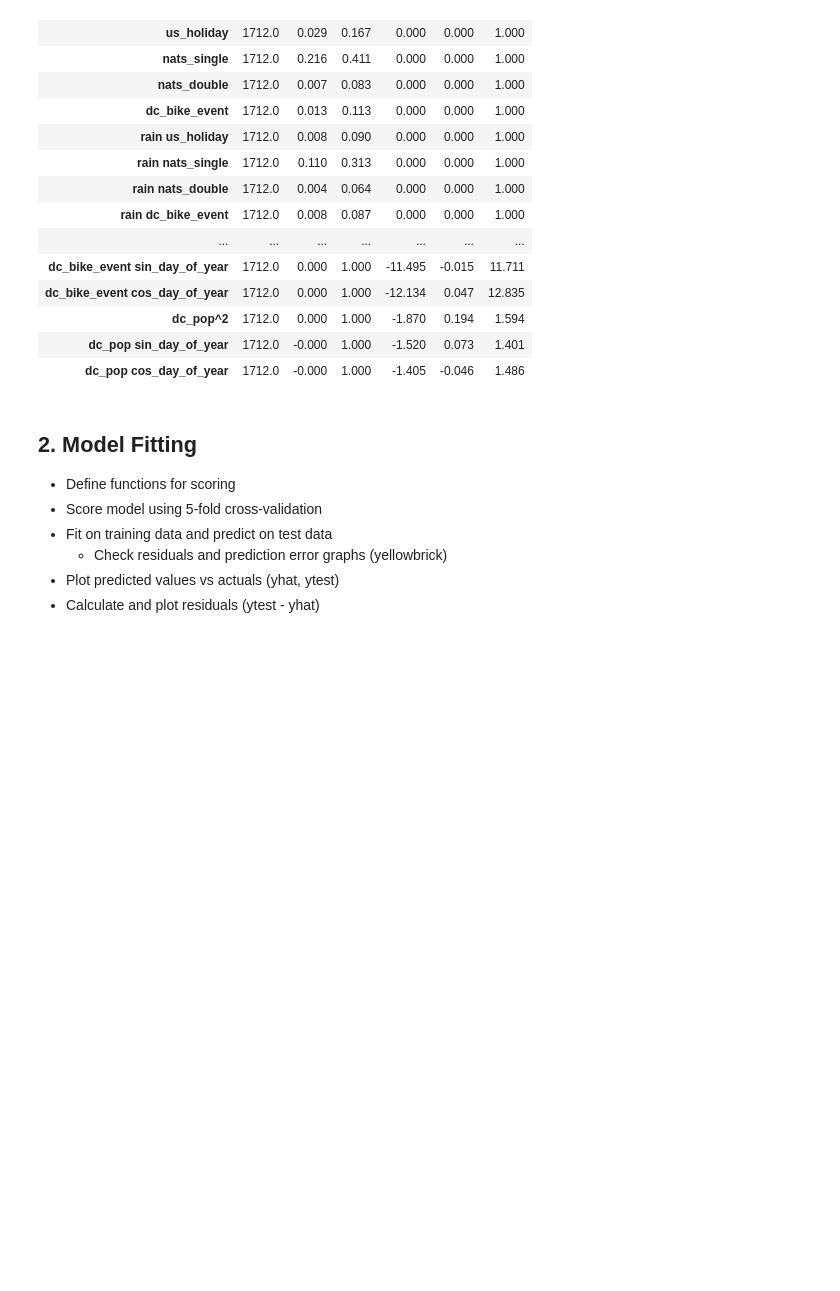
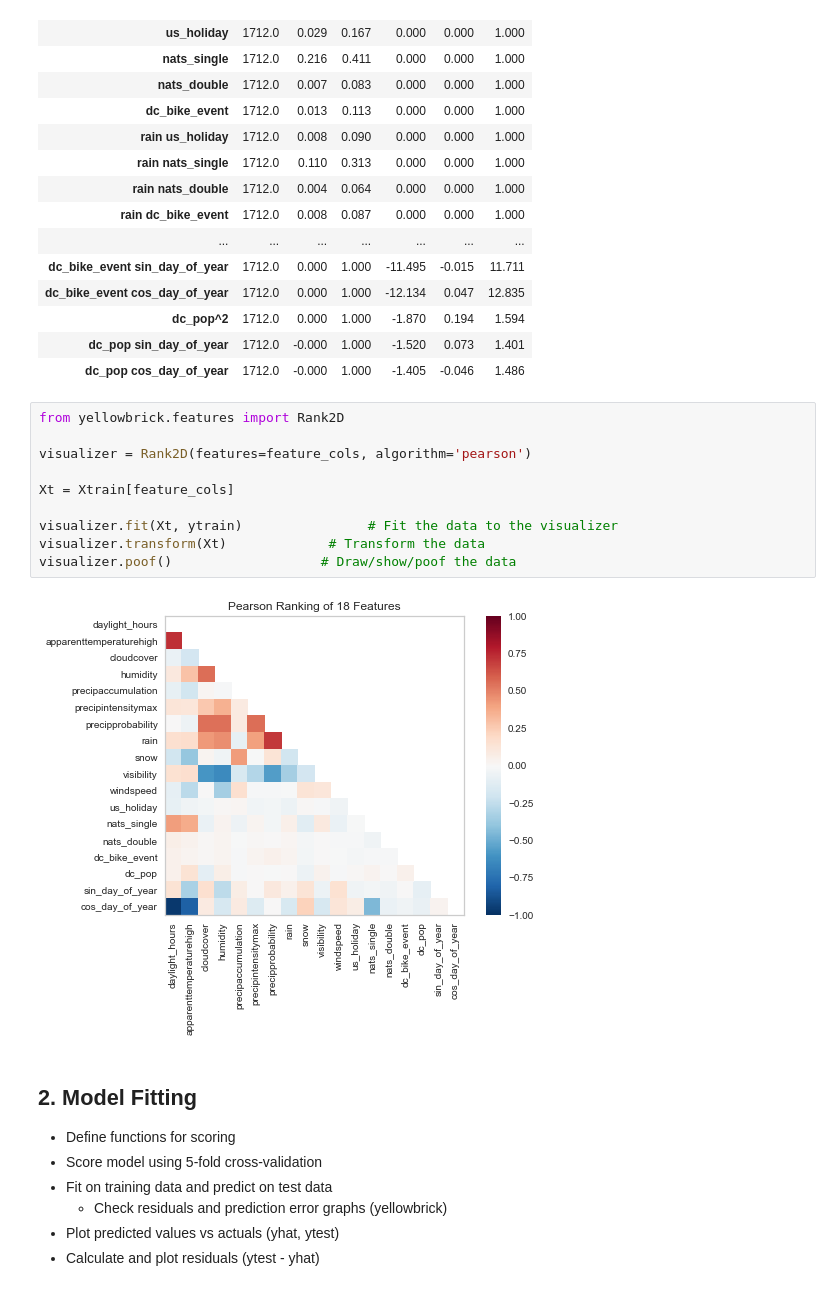
Before and after one commit to noahnewberger/Bikeshare-DC, a Jupyter notebook: machine_learning/lasso_model_total_rides.ipynb, the cells around one changed output. Saved outputs shown, nothing was run; the diff lists cells and outputs as text; blank space fills up the shorter version.

```diff
--- a/machine_learning/lasso_model_total_rides.ipynb
+++ b/machine_learning/lasso_model_total_rides.ipynb
@@ -342,6 +343,18 @@ Xtrain.describe(percentiles=[.5]).round(3).transpose()
 | dc_pop^2 | 1712.0 | 0.000 | 1.000 | -1.870 | 0.194 | 1.594 |
 | dc_pop sin_day_of_year | 1712.0 | -0.000 | 1.000 | -1.520 | 0.073 | 1.401 |
 | dc_pop cos_day_of_year | 1712.0 | -0.000 | 1.000 | -1.405 | -0.046 | 1.486 |
+# %%
+from yellowbrick.features import Rank2D
+
+visualizer = Rank2D(features=feature_cols, algorithm='pearson')
+
+Xt = Xtrain[feature_cols]
+
+visualizer.fit(Xt, ytrain)                # Fit the data to the visualizer
+visualizer.transform(Xt)             # Transform the data
+visualizer.poof()                   # Draw/show/poof the data
+# %% [output]
+[figure, added]
 # %% [markdown]
 ## 2. Model Fitting
 
```
Also changed, not shown: parts of 18 cells of this notebook, 11 other files.
